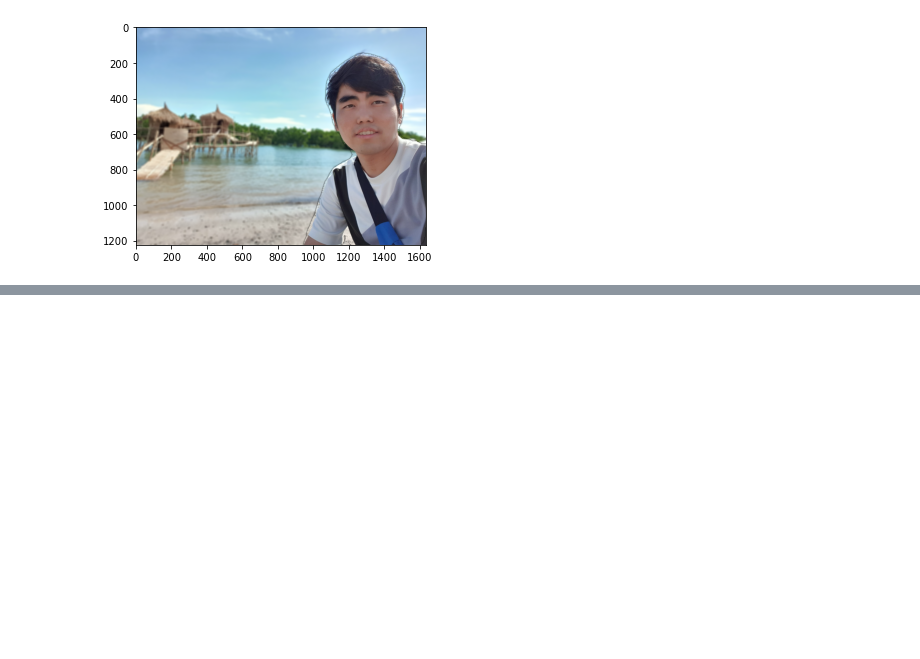
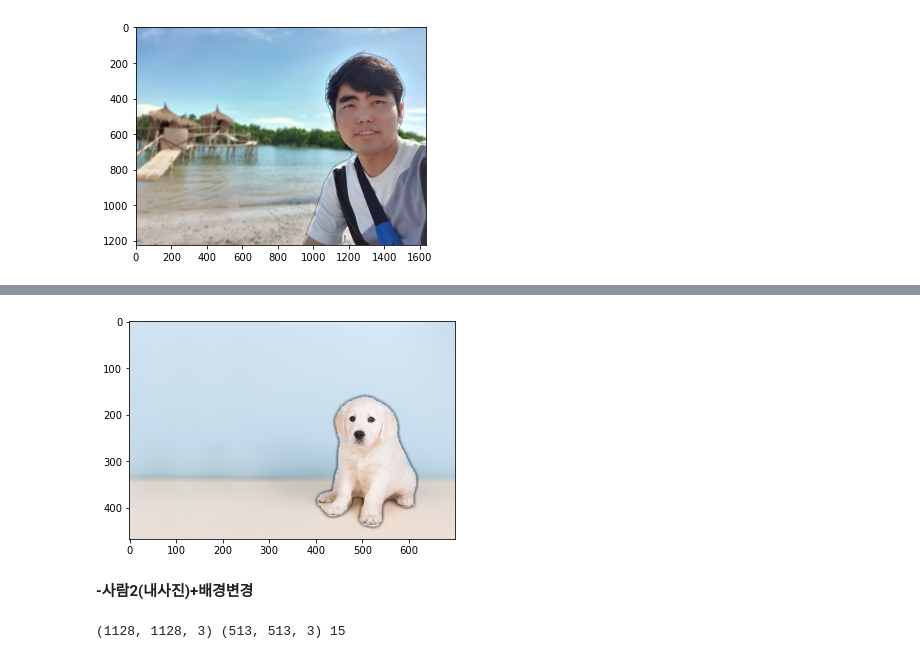
Before and after one commit to Ethan0625/I_need_more_time, a Jupyter notebook: Project/Human_Segmentation/Human_Segmentation.ipynb, the cells around one changed output, grey strips where cells are left out. Drawn from its saved outputs; the diff is of its cells as text; code cells hidden in the pictures; blank space fills up the shorter version.

```diff
--- a/Project/Human_Segmentation/Human_Segmentation.ipynb
+++ b/Project/Human_Segmentation/Human_Segmentation.ipynb
@@ -210,0 +244,13 @@ plt.show()
+# %%
+img_concat1 = np.where(img_mask_color1==255, img_orig[0], img_bg_blur1)
+plt.imshow(cv2.cvtColor(img_concat1, cv2.COLOR_BGR2RGB))
+plt.show()
+# %% [output]
+[figure, added]
+# %% [markdown]
+**-사람2(내사진)+배경변경**
+# %%
+img_resized2, seg_map2 = MODEL.run(img_orig[2])
+print (img_orig[2].shape, img_resized2.shape, seg_map2.max())
+# %% [output]
+(1128, 1128, 3) (513, 513, 3) 15
```
Also changed, not shown: parts of 20 cells of this notebook, 1 other file.
